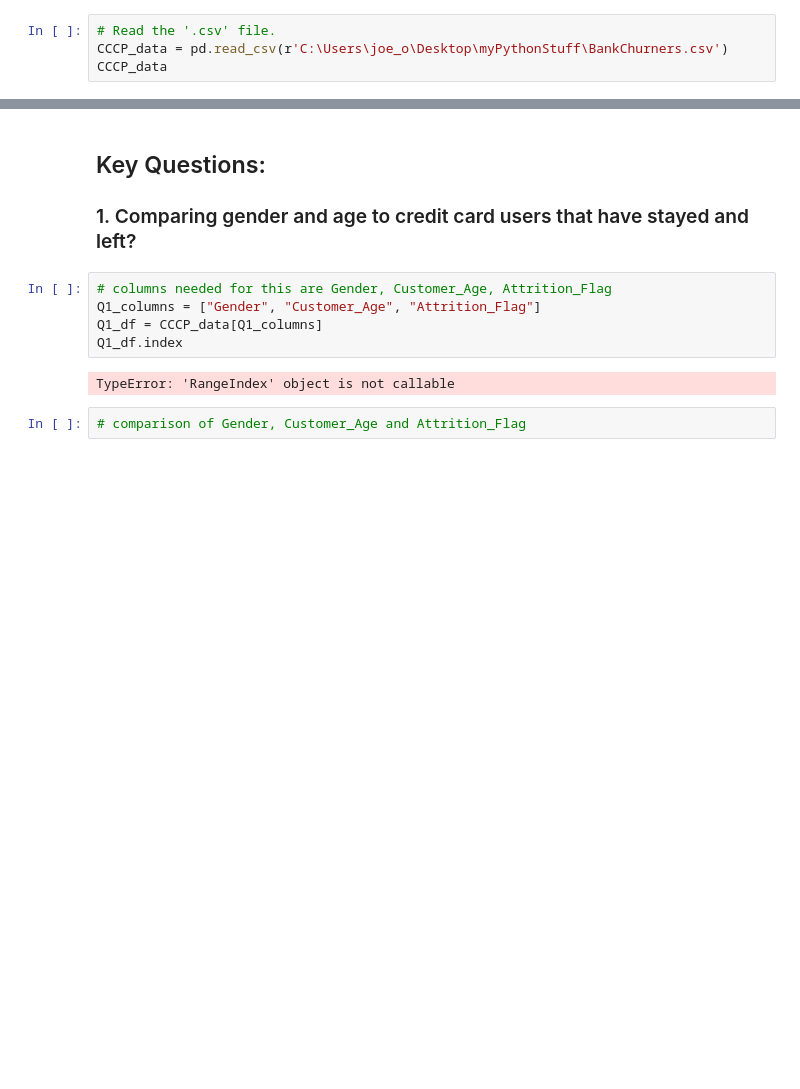
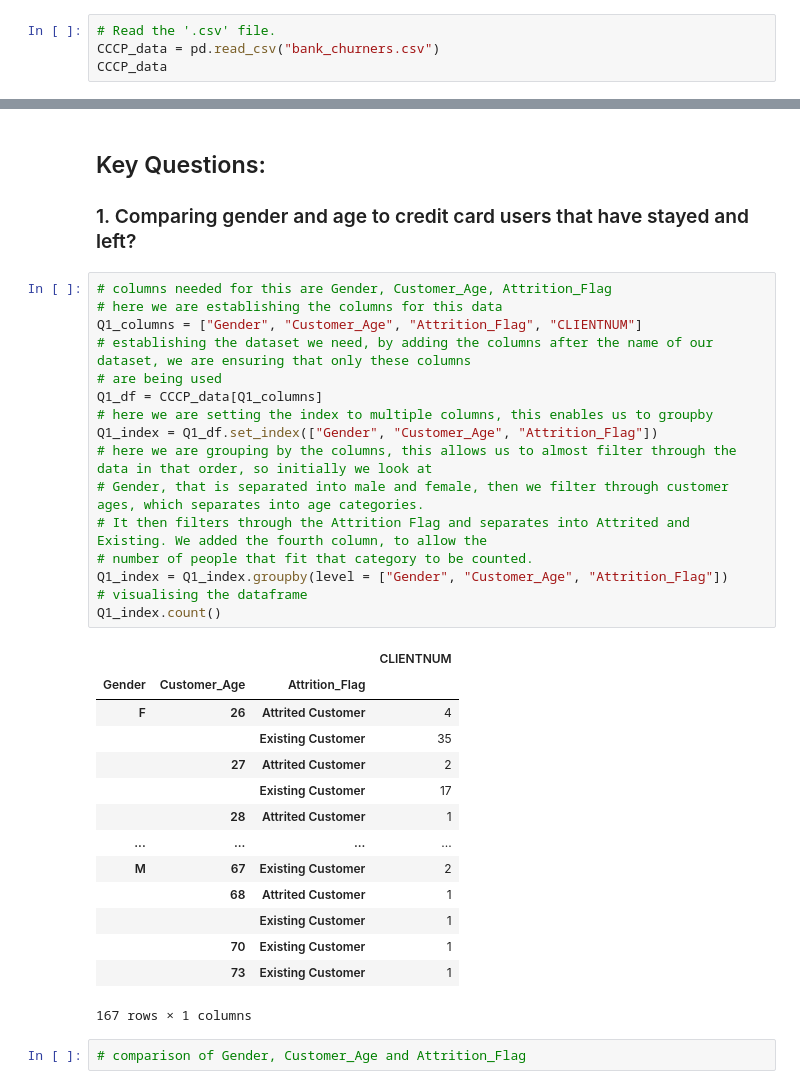
Before and after one commit to Emziicles/Project1-CreditCard, a Jupyter notebook: Project 1 - Credit Card Customers.ipynb, the cells around one changed output, grey strips where cells are left out. Saved outputs shown, nothing was run; the diff lists cells and outputs as text; blank space fills up the shorter version.

```diff
--- a/Project 1 - Credit Card Customers.ipynb
+++ b/Project 1 - Credit Card Customers.ipynb
@@ -17,7 +17,7 @@ import pandas as pd
 import numpy as np
 # %%
 # Read the '.csv' file.
-CCCP_data = pd.read_csv(r'C:\Users\joe_o\Desktop\myPythonStuff\BankChurners.csv')
+CCCP_data = pd.read_csv("bank_churners.csv")
 CCCP_data
 # %% [output]
 |  | CLIENTNUM | Attrition_Flag | Customer_Age | Gender | Dependent_count | Education_Level | Marital_Status | ... |
@@ -67,13 +67,37 @@ CCCP_data
 # %% [markdown]
 ## Key Questions:
 ### 1. Comparing gender and age to credit card users that have stayed and left?
-# %%
-# columns needed for this are Gender, Customer_Age, Attrition_Flag
-Q1_columns = ["Gender", "Customer_Age", "Attrition_Flag"]
-Q1_df = CCCP_data[Q1_columns]
-Q1_df.index
-# %% [output]
-TypeError: 'RangeIndex' object is not callable
+# %%
+# columns needed for this are Gender, Customer_Age, Attrition_Flag
+# here we are establishing the columns for this data
+Q1_columns = ["Gender", "Customer_Age", "Attrition_Flag", "CLIENTNUM"]
+# establishing the dataset we need, by adding the columns after the name of our dataset, we are ensuring that only these columns
+# are being used
+Q1_df = CCCP_data[Q1_columns]
+# here we are setting the index to multiple columns, this enables us to groupby
+Q1_index = Q1_df.set_index(["Gender", "Customer_Age", "Attrition_Flag"])
+# here we are grouping by the columns, this allows us to almost filter through the data in that order, so initially we look at
+# Gender, that is separated into male and female, then we filter through customer ages, which separates into age categories.
+# It then filters through the Attrition Flag and separates into Attrited and Existing. We added the fourth column, to allow the
+# number of people that fit that category to be counted.
+Q1_index = Q1_index.groupby(level = ["Gender", "Customer_Age", "Attrition_Flag"])
+# visualising the dataframe
+Q1_index.count()
+# %% [output]
+|  |  |  | CLIENTNUM |
+| Gender | Customer_Age | Attrition_Flag |  |
+| F | 26 | Attrited Customer | 4 |
+|  |  | Existing Customer | 35 |
+|  | 27 | Attrited Customer | 2 |
+|  |  | Existing Customer | 17 |
+|  | 28 | Attrited Customer | 1 |
+| ... | ... | ... | ... |
+| M | 67 | Existing Customer | 2 |
+|  | 68 | Attrited Customer | 1 |
+|  |  | Existing Customer | 1 |
+|  | 70 | Existing Customer | 1 |
+|  | 73 | Existing Customer | 1 |
+167 rows × 1 columns
 # %%
 # comparison of Gender, Customer_Age and Attrition_Flag
 # %% [markdown]
```
